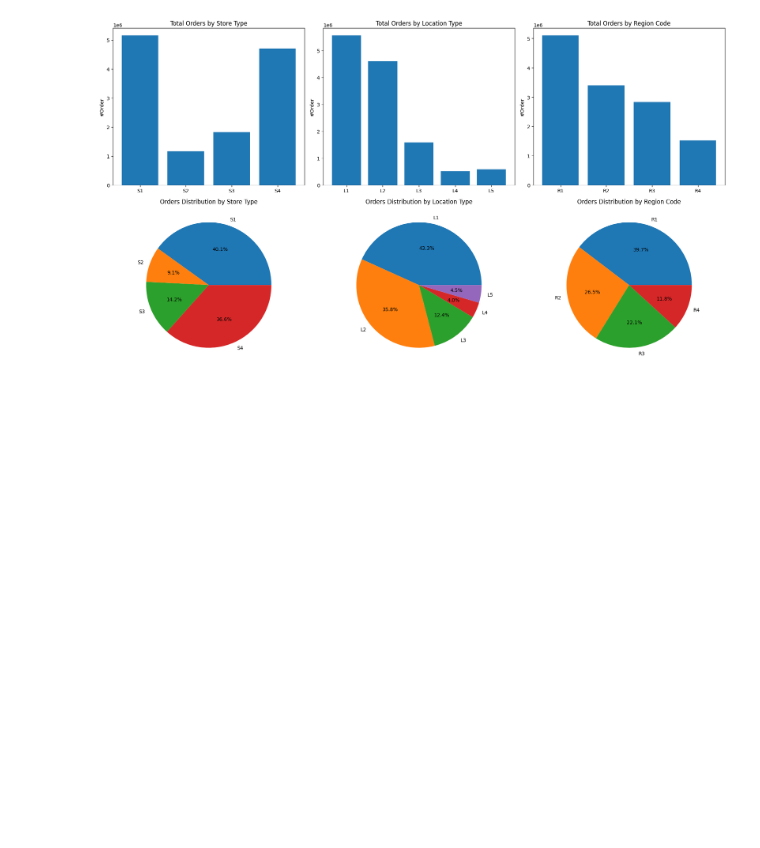
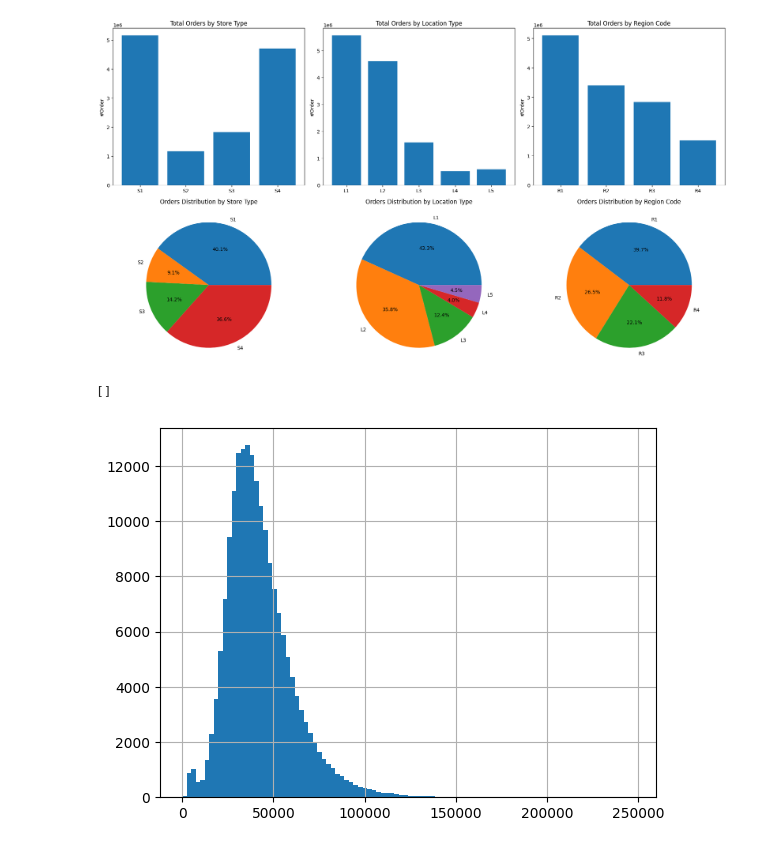
Before and after one commit to ArivalaganRaghavan/Product-Sales-Forecasting, a Jupyter notebook: Product_Sales_forecasting.ipynb, the cells around one changed output. Cells and saved outputs as stored; diff of their text form; code cells hidden in the pictures; blank space fills up the shorter version.

```diff
--- a/Product_Sales_forecasting.ipynb
+++ b/Product_Sales_forecasting.ipynb
@@ -636,3 +629,8 @@ plt.tight_layout()
 plt.show()
 # %% [output]
 [figure]
+# %%
+df2.Sales.hist(bins=100).plot()
+# %% [output]
+[]
+[figure, added]
```
Also changed, not shown: parts of 10 cells of this notebook.
